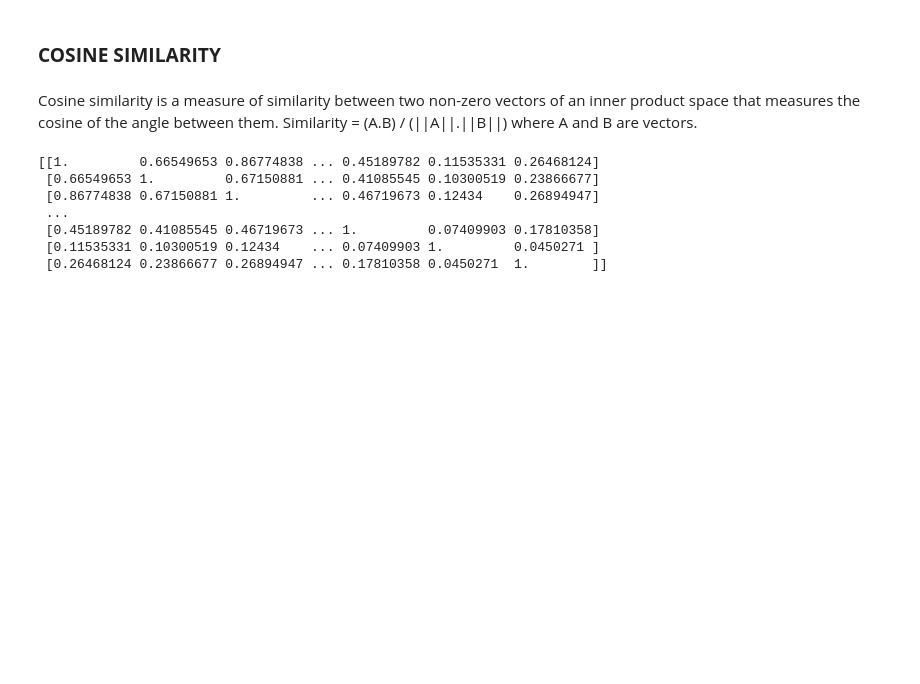
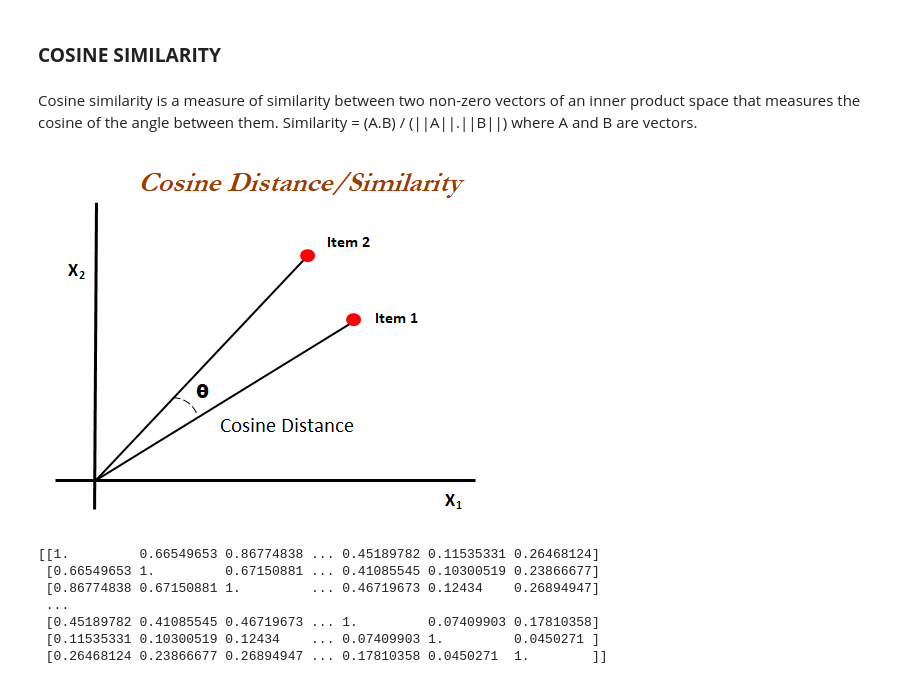
Before and after one commit to jaisonjames0006/ML, a Jupyter notebook: Project_1_Movie_Recommendation_System.ipynb, the cells around one changed output. Cells and saved outputs as stored; diff of their text form; code cells hidden in the pictures; blank space fills up the shorter version.

```diff
--- a/Project_1_Movie_Recommendation_System.ipynb
+++ b/Project_1_Movie_Recommendation_System.ipynb
@@ -236,6 +246,9 @@ Cosine similarity is a measure of similarity between two non-zero vectors of an
 Similarity = (A.B) / (||A||.||B||) where A and B are vectors.
 # %%
 # Image.open('/content/drive/MyDrive/aa.png')
+Image.open('/content/aa.png')
+# %% [output]
+[figure, added]
 # %%
 # getting the similarity scores using cosine similarity
 
```
Also changed, not shown: parts of 12 cells of this notebook.
